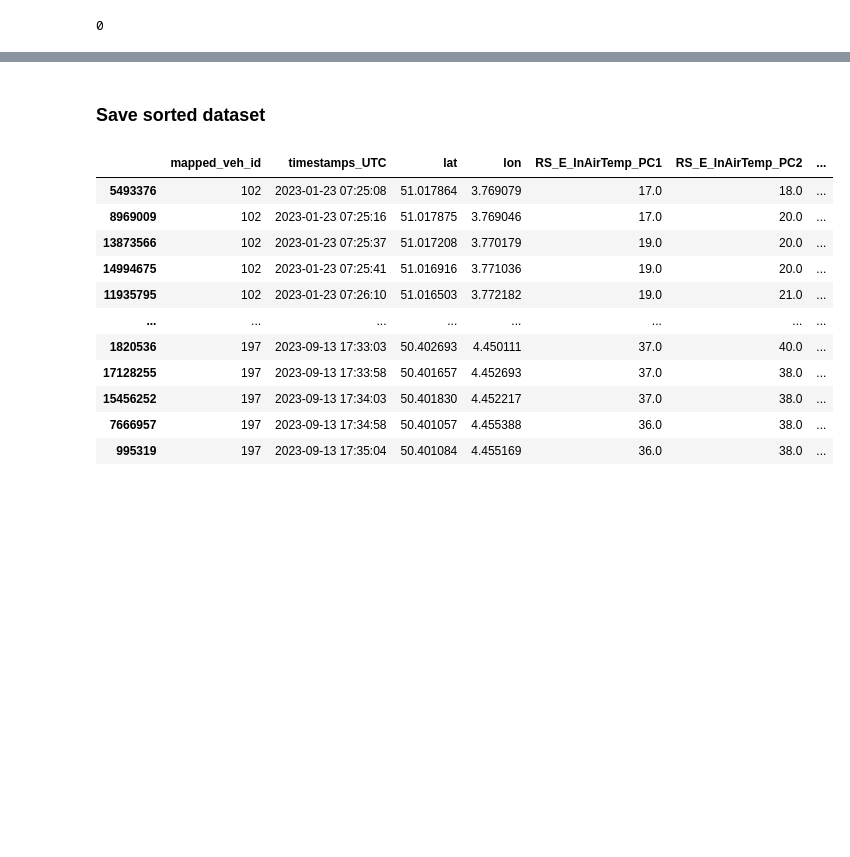
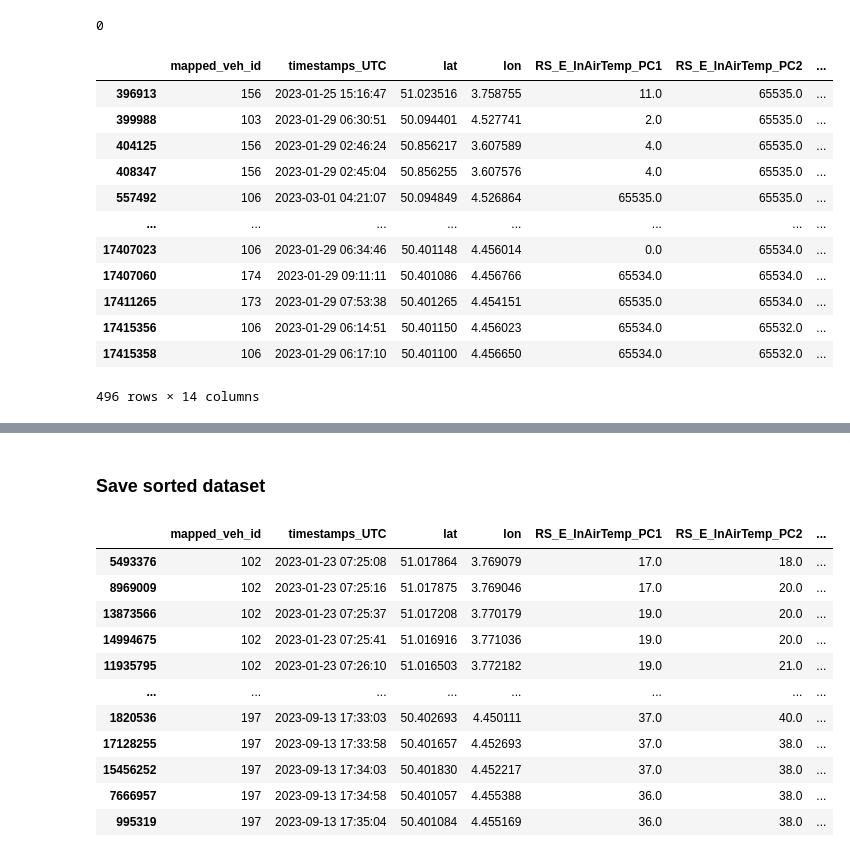
Before and after one commit to AdelNehili/INFOF423_DataMining, a Jupyter notebook: src/data_exploration.ipynb, the cells around one changed output, grey strips where cells are left out. Saved outputs shown, nothing was run; the diff lists cells and outputs as text; code cells hidden in the pictures; blank space fills up the shorter version.

```diff
--- a/src/data_exploration.ipynb
+++ b/src/data_exploration.ipynb
@@ -51,3 +47,19 @@ summary
 data.duplicated(subset=("timestamps_UTC", "lat", "lon"), keep='first').sum()
 # %% [output]
 0
+# %%
+data[data["RS_E_InAirTemp_PC2"]]
+# %% [output]
+|  | mapped_veh_id | timestamps_UTC | lat | lon | RS_E_InAirTemp_PC1 | RS_E_InAirTemp_PC2 | ... |
+| 396913 | 156 | 2023-01-25 15:16:47 | 51.023516 | 3.758755 | 11.0 | 65535.0 | ... |
+| 399988 | 103 | 2023-01-29 06:30:51 | 50.094401 | 4.527741 | 2.0 | 65535.0 | ... |
+| 404125 | 156 | 2023-01-29 02:46:24 | 50.856217 | 3.607589 | 4.0 | 65535.0 | ... |
+| 408347 | 156 | 2023-01-29 02:45:04 | 50.856255 | 3.607576 | 4.0 | 65535.0 | ... |
+| 557492 | 106 | 2023-03-01 04:21:07 | 50.094849 | 4.526864 | 65535.0 | 65535.0 | ... |
+| ... | ... | ... | ... | ... | ... | ... | ... |
+| 17407023 | 106 | 2023-01-29 06:34:46 | 50.401148 | 4.456014 | 0.0 | 65534.0 | ... |
+| 17407060 | 174 | 2023-01-29 09:11:11 | 50.401086 | 4.456766 | 65534.0 | 65534.0 | ... |
+| 17411265 | 173 | 2023-01-29 07:53:38 | 50.401265 | 4.454151 | 65535.0 | 65534.0 | ... |
+| 17415356 | 106 | 2023-01-29 06:14:51 | 50.401150 | 4.456023 | 65534.0 | 65532.0 | ... |
+| 17415358 | 106 | 2023-01-29 06:17:10 | 50.401100 | 4.456650 | 65534.0 | 65532.0 | ... |
+496 rows × 14 columns
```
Also changed, not shown: parts of 33 cells of this notebook, 5 other files.
